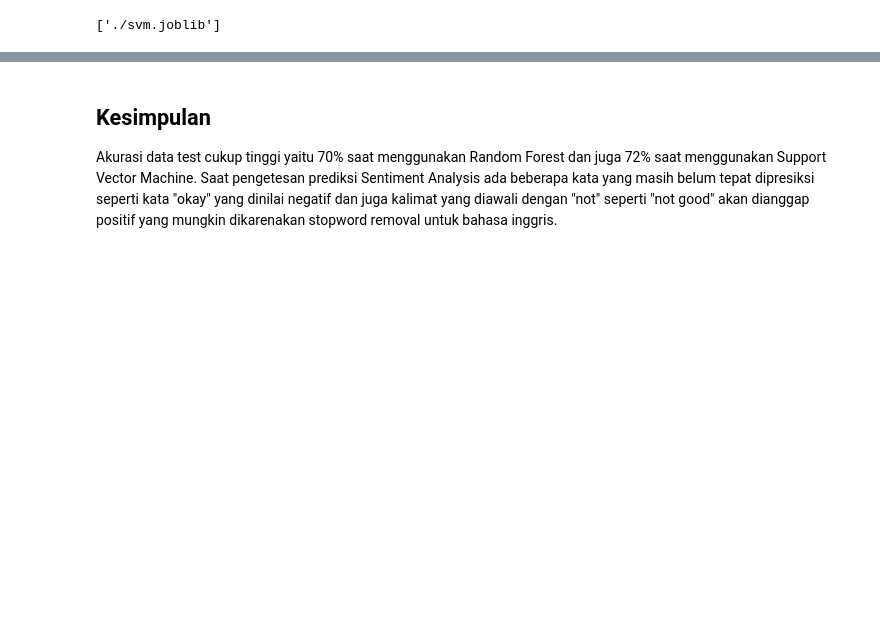
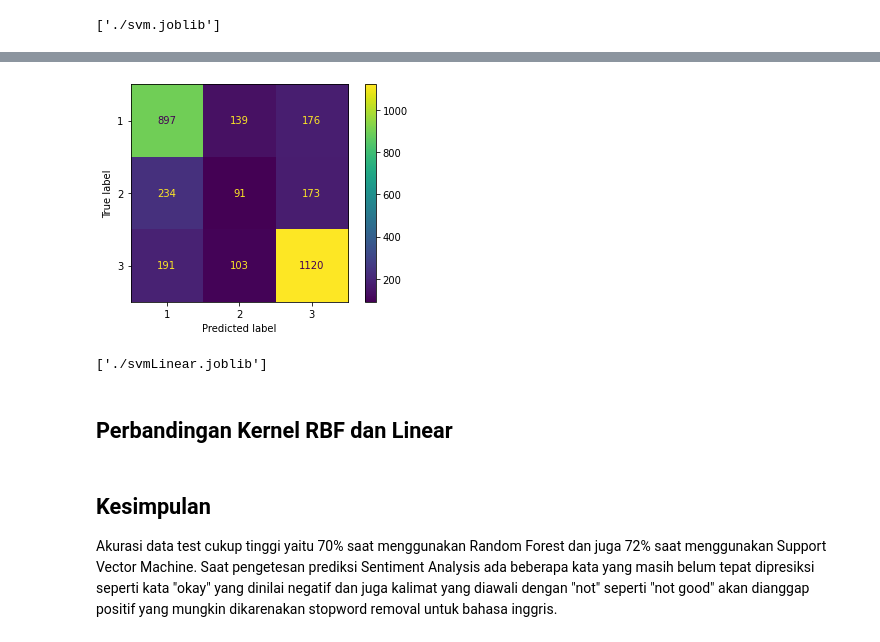
Before and after one commit to jenniferflorentina/tugas_nlp, a Jupyter notebook: Sentiment Analysis.ipynb, the cells around one changed output, grey strips where cells are left out. Cells and saved outputs as stored; diff of their text form; code cells hidden in the pictures; blank space fills up the shorter version.

```diff
--- a/Sentiment Analysis.ipynb
+++ b/Sentiment Analysis.ipynb
@@ -305,0 +296,3 @@ joblib.dump(svc, "./svm.joblib")
+# %%
+svcLinear = SVC(kernel='linear', random_state=42, C=10)
+svcLinear.fit(X_train, y_train)
@@ -306,3 +320,16 @@ joblib.dump(svc, "./svm.joblib")
+# %%
+plot_confusion_matrix(svcLinear, X_test, y_test)
+plt.show()
+# %% [output]
+[figure, added]
+# %%
+import joblib
+
+joblib.dump(svcLinear, "./svmLinear.joblib")
+# %% [output]
+['./svmLinear.joblib']
+# %% [markdown]
+## Perbandingan Kernel RBF dan Linear
 # %% [markdown]
 ## Kesimpulan
 
```
Also changed, not shown: parts of 17 cells of this notebook, 5 other files.
